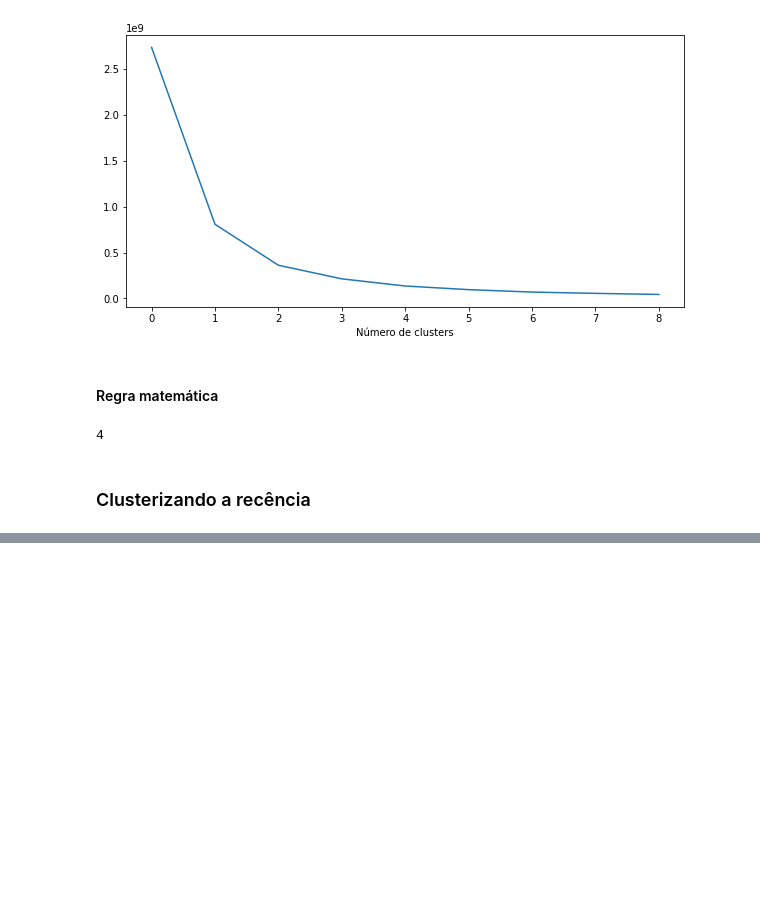
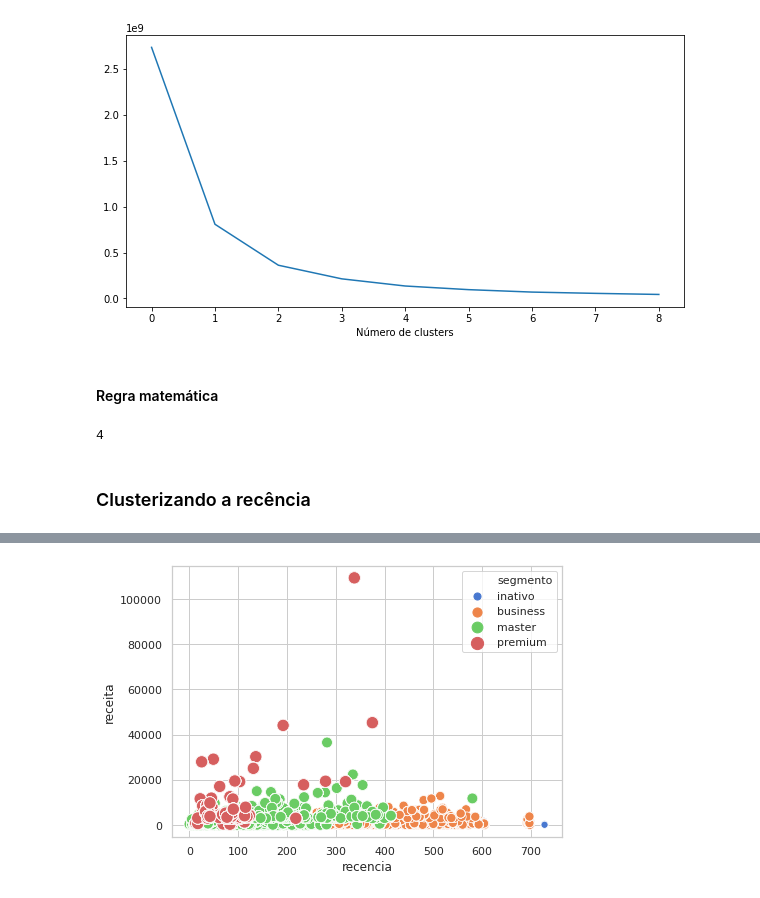
Before and after one commit to LilianeAquino/notebooks_cursos_alura, a Jupyter notebook: Clusterização de dados: Segmentação de clientes/clusterização_segmentação_clientes.ipynb, the cells around one changed output, grey strips where cells are left out. Saved outputs shown, nothing was run; the diff lists cells and outputs as text; code cells hidden in the pictures; blank space fills up the shorter version.

```diff
--- a/Clusterização de dados: Segmentação de clientes/clusterização_segmentação_clientes.ipynb
+++ b/Clusterização de dados: Segmentação de clientes/clusterização_segmentação_clientes.ipynb
@@ -193,0 +271,4 @@ df_usuario.groupby('recencia_cluster')['recencia'].describe()
+# %%
+plot_segmento('recencia', 'receita', df_final)
+# %% [output]
+[figure, added]
```
Also changed, not shown: parts of 19 cells of this notebook.
